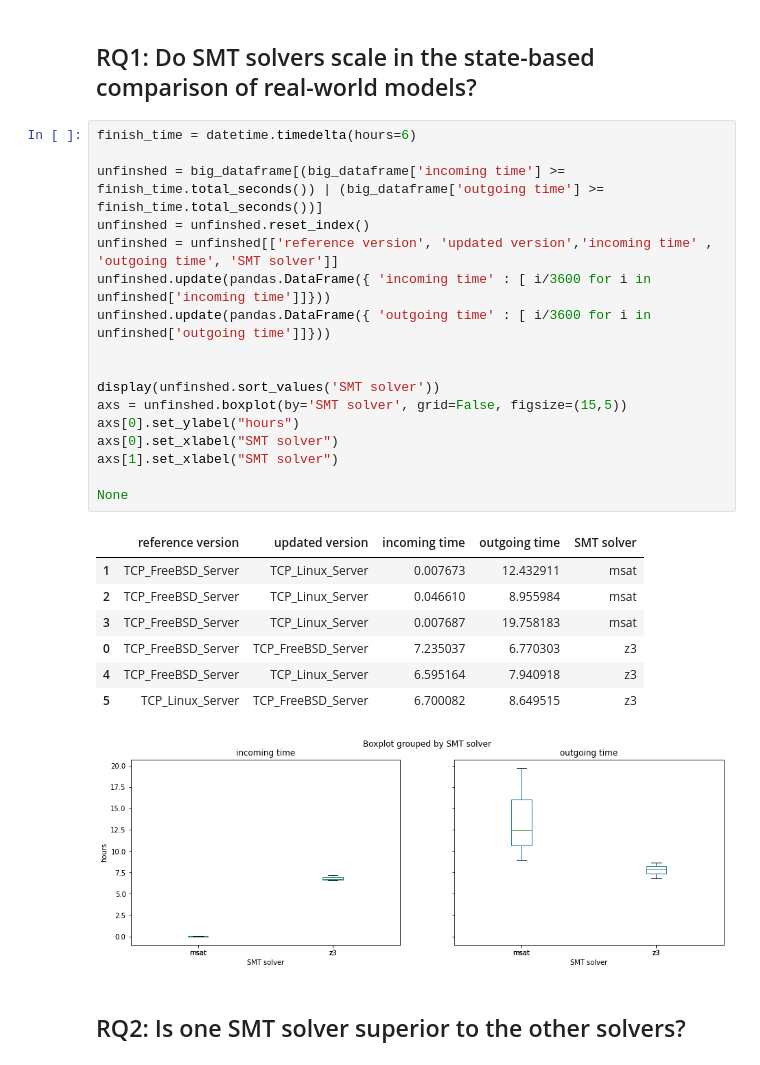
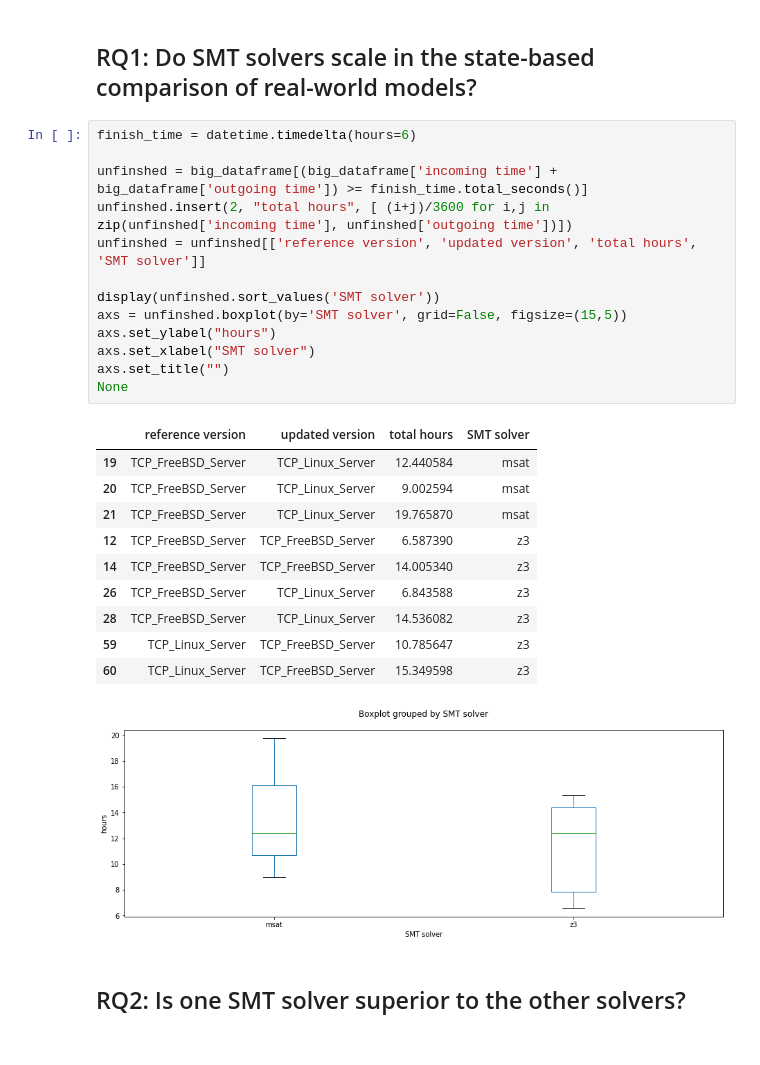
Before and after one commit to GianniM123/ResearchInternship, a Jupyter notebook: statistics/statistics.ipynb, the cells around one changed output. Cells and saved outputs as stored; diff of their text form.

```diff
--- a/statistics/statistics.ipynb
+++ b/statistics/statistics.ipynb
@@ -18,28 +18,27 @@ big_dataframe = pandas.concat([openssl_dataframe, ssh_dataframe, tcp_dataframe],
 # %%
 finish_time = datetime.timedelta(hours=6)
 
-unfinshed = big_dataframe[(big_dataframe['incoming time'] >= finish_time.total_seconds()) | (big_dataframe['outgoing time'] >= finish_time.total_seconds())]
-unfinshed = unfinshed.reset_index()
-unfinshed = unfinshed[['reference version', 'updated version','incoming time' , 'outgoing time', 'SMT solver']]
-unfinshed.update(pandas.DataFrame({ 'incoming time' : [ i/3600 for i in unfinshed['incoming time']]}))
-unfinshed.update(pandas.DataFrame({ 'outgoing time' : [ i/3600 for i in unfinshed['outgoing time']]}))
-
+unfinshed = big_dataframe[(big_dataframe['incoming time'] + big_dataframe['outgoing time']) >= finish_time.total_seconds()]
+unfinshed.insert(2, "total hours", [ (i+j)/3600 for i,j in zip(unfinshed['incoming time'], unfinshed['outgoing time'])])
+unfinshed = unfinshed[['reference version', 'updated version', 'total hours', 'SMT solver']]
 
 display(unfinshed.sort_values('SMT solver'))
 axs = unfinshed.boxplot(by='SMT solver', grid=False, figsize=(15,5))
-axs[0].set_ylabel("hours")
-axs[0].set_xlabel("SMT solver")
-axs[1].set_xlabel("SMT solver")
-
+axs.set_ylabel("hours")
+axs.set_xlabel("SMT solver")
+axs.set_title("")
 None
 # %% [output]
-|  | reference version | updated version | incoming time | outgoing time | SMT solver |
-| 1 | TCP_FreeBSD_Server | TCP_Linux_Server | 0.007673 | 12.432911 | msat |
-| 2 | TCP_FreeBSD_Server | TCP_Linux_Server | 0.046610 | 8.955984 | msat |
-| 3 | TCP_FreeBSD_Server | TCP_Linux_Server | 0.007687 | 19.758183 | msat |
-| 0 | TCP_FreeBSD_Server | TCP_FreeBSD_Server | 7.235037 | 6.770303 | z3 |
-| 4 | TCP_FreeBSD_Server | TCP_Linux_Server | 6.595164 | 7.940918 | z3 |
-| 5 | TCP_Linux_Server | TCP_FreeBSD_Server | 6.700082 | 8.649515 | z3 |
+|  | reference version | updated version | total hours | SMT solver |
+| 19 | TCP_FreeBSD_Server | TCP_Linux_Server | 12.440584 | msat |
+| 20 | TCP_FreeBSD_Server | TCP_Linux_Server | 9.002594 | msat |
+| 21 | TCP_FreeBSD_Server | TCP_Linux_Server | 19.765870 | msat |
+| 12 | TCP_FreeBSD_Server | TCP_FreeBSD_Server | 6.587390 | z3 |
+| 14 | TCP_FreeBSD_Server | TCP_FreeBSD_Server | 14.005340 | z3 |
+| 26 | TCP_FreeBSD_Server | TCP_Linux_Server | 6.843588 | z3 |
+| 28 | TCP_FreeBSD_Server | TCP_Linux_Server | 14.536082 | z3 |
+| 59 | TCP_Linux_Server | TCP_FreeBSD_Server | 10.785647 | z3 |
+| 60 | TCP_Linux_Server | TCP_FreeBSD_Server | 15.349598 | z3 |
-[figure, old version]
+[figure, new version]
 # %% [markdown]
 ## RQ2: Is one SMT solver superior to the other solvers?
```
Also changed, not shown: parts of 6 cells of this notebook.
